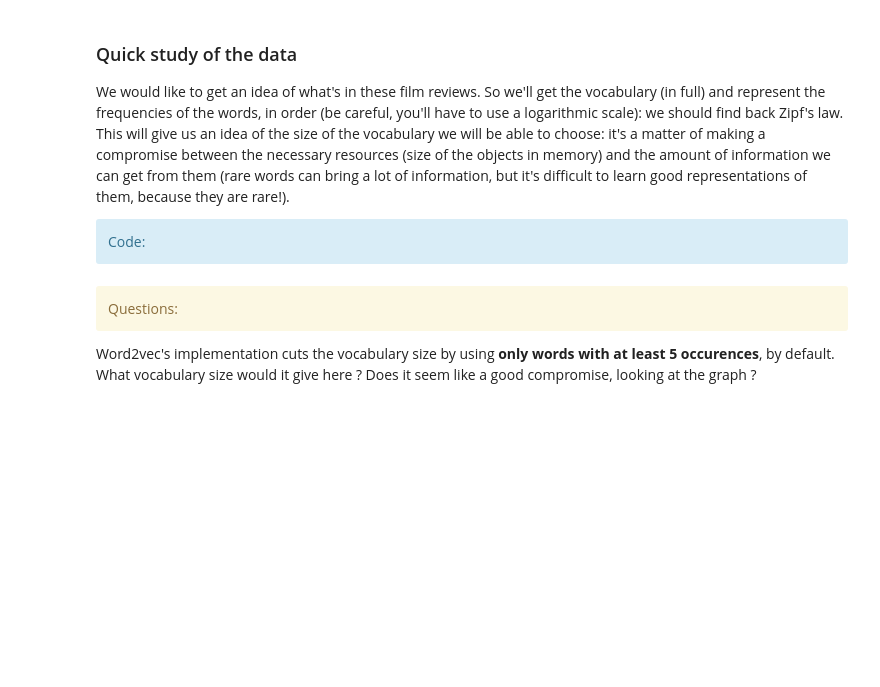
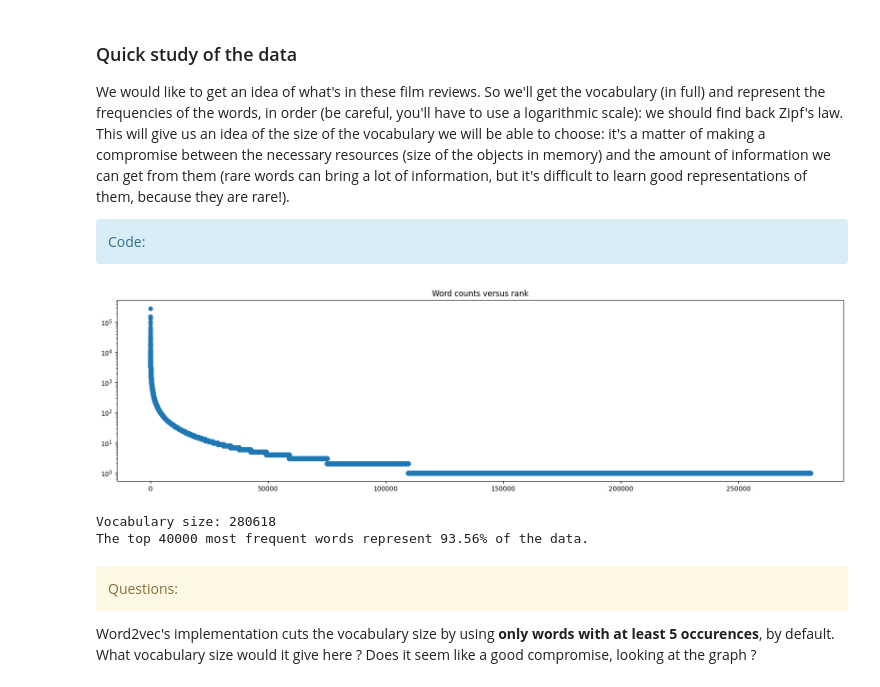
Before and after one commit to joaomelga/TP_Sentiment_Analysis_Hannas_Melga, a Jupyter notebook: movies_sentiment_tp.ipynb, the cells around one changed output. Saved outputs shown, nothing was run; the diff lists cells and outputs as text; code cells hidden in the pictures; blank space fills up the shorter version.

```diff
--- a/movies_sentiment_tp.ipynb
+++ b/movies_sentiment_tp.ipynb
@@ -793,27 +858,37 @@ We would like to get an idea of what's in these film reviews. So we'll get the v
 <div class='alert alert-block alert-info'>
             Code:</div>
 # %%
+import matplotlib.pyplot as plt
+
 # We would like to display the curve of word frequencies given their rank (index) in the vocabulary
-vocab, word_counts = vocabulary(train_texts)
-#
-#  To fill in !
-#
+vocab, word_counts = vocabulary(train_texts, voc_threshold=1000000)
+
+# Get the word frequencies and ranks
+word_frequencies = list(word_counts.values())
+ranks = list(range(len(word_frequencies)))
 
 # We can for example use the function plt.scatter()
-plt.figure(figsize=(20,5))
+plt.figure(figsize=(20, 5))
 plt.title('Word counts versus rank')
-#
-#  To fill in !
-#
+plt.scatter(ranks, word_frequencies)
 plt.yscale('log')
 plt.show()
 
 # We would like to know how much of the data is represented by the 'k' most frequent words
 print('Vocabulary size: %i' % len(vocab))
-print('Part of the corpus by taking the "x" most frequent words ?')
-#
-#  To fill in !-
-#
+
+k = 40000
+sorted_frequencies = sorted(word_frequencies, reverse=True)
+
+total_frequency = sum(sorted_frequencies)
+cumulative_sum = sum(sorted_frequencies[:k])
+percentage = (cumulative_sum / total_frequency) * 100
+
+print(f"The top {k} most frequent words represent {percentage:.2f}% of the data.")
+# %% [output]
+[figure, added]
+Vocabulary size: 280618
+The top 40000 most frequent words represent 93.56% of the data.
 # %% [markdown]
 <div class='alert alert-block alert-warning'>
             Questions:</div>
```
Also changed, not shown: parts of 16 cells of this notebook.
